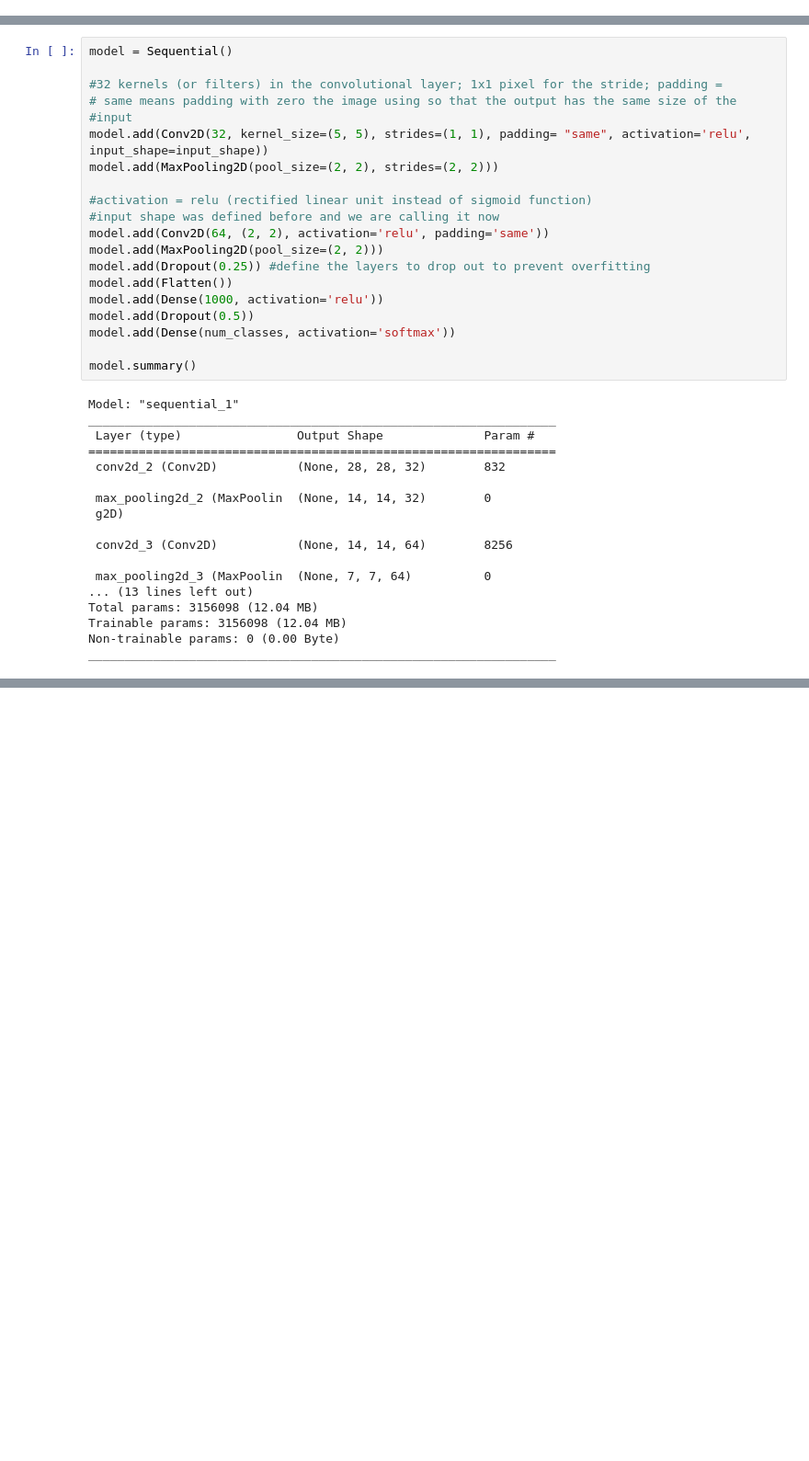
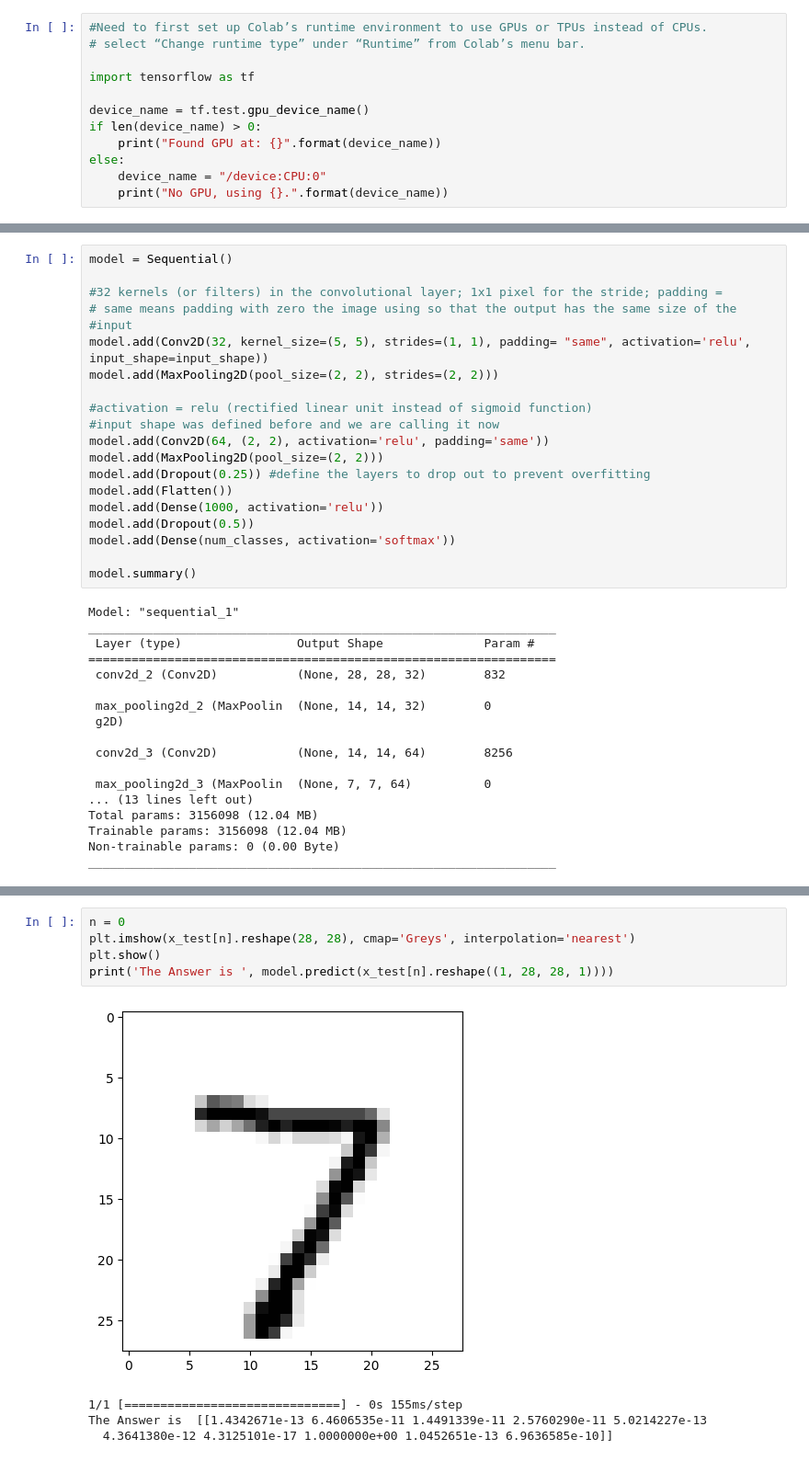
Before and after one commit to Andrei-WongE/ML_sandbox, a Jupyter notebook: Class_7.ipynb, the cells around one changed output, grey strips where cells are left out. Shown: that part at 92% size. Cells and saved outputs as stored; diff of their text form; blank space fills up the shorter version.

```diff
--- a/Class_7.ipynb
+++ b/Class_7.ipynb
@@ -2,0 +5,12 @@
+# %%
+#Need to first set up Colab’s runtime environment to use GPUs or TPUs instead of CPUs.
+# select “Change runtime type” under “Runtime” from Colab’s menu bar.
+
+import tensorflow as tf
+
+device_name = tf.test.gpu_device_name()
+if len(device_name) > 0:
+    print("Found GPU at: {}".format(device_name))
+else:
+    device_name = "/device:CPU:0"
+    print("No GPU, using {}.".format(device_name))
@@ -137,0 +221,10 @@ _________________________________________________________________
+# %%
+n = 0
+plt.imshow(x_test[n].reshape(28, 28), cmap='Greys', interpolation='nearest')
+plt.show()
+print('The Answer is ', model.predict(x_test[n].reshape((1, 28, 28, 1))))
+# %% [output]
+[figure, added]
+1/1 [==============================] - 0s 155ms/step
+The Answer is  [[1.4342671e-13 6.4606535e-11 1.4491339e-11 2.5760290e-11 5.0214227e-13
+  4.3641380e-12 4.3125101e-17 1.0000000e+00 1.0452651e-13 6.9636585e-10]]
```
Also changed, not shown: parts of 8 cells of this notebook.
